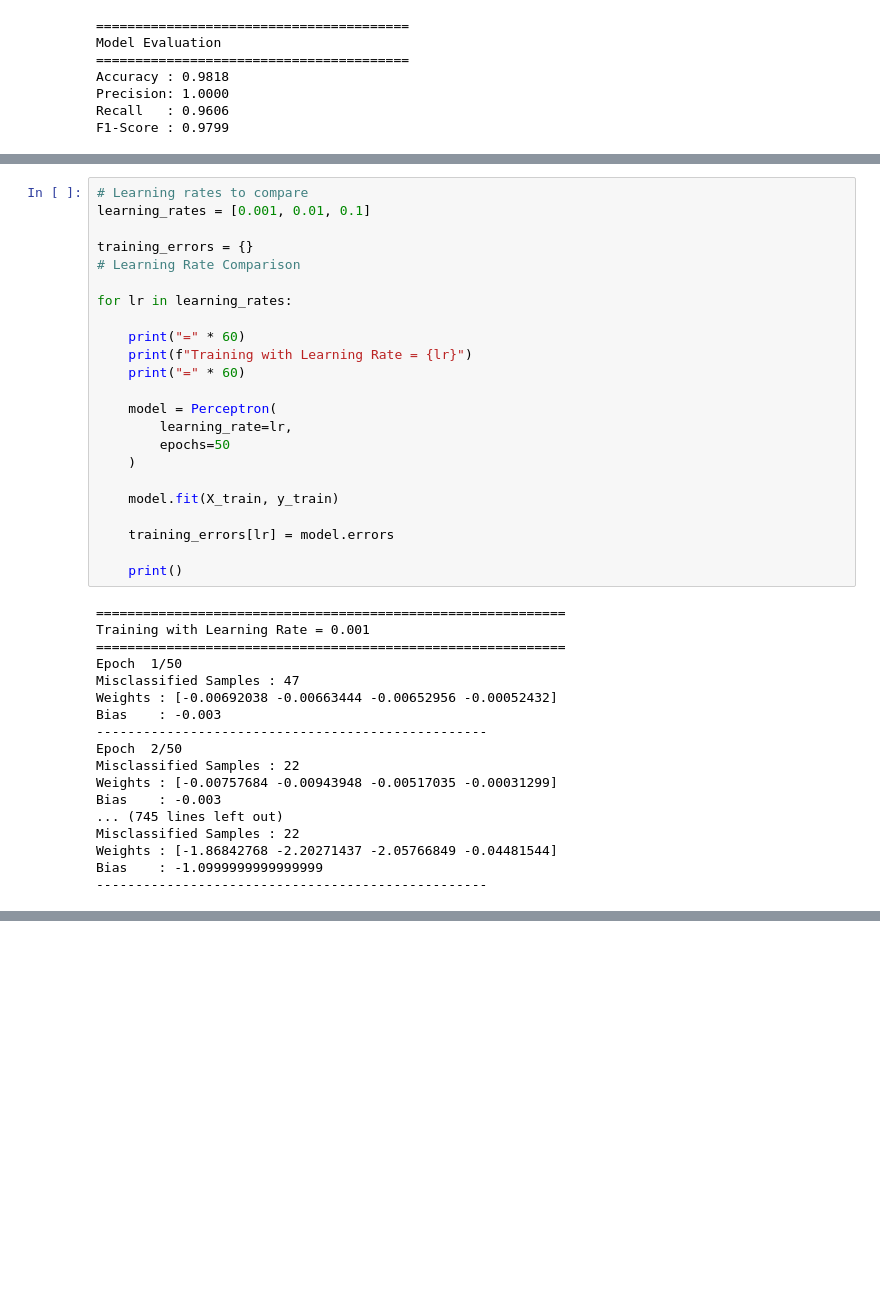
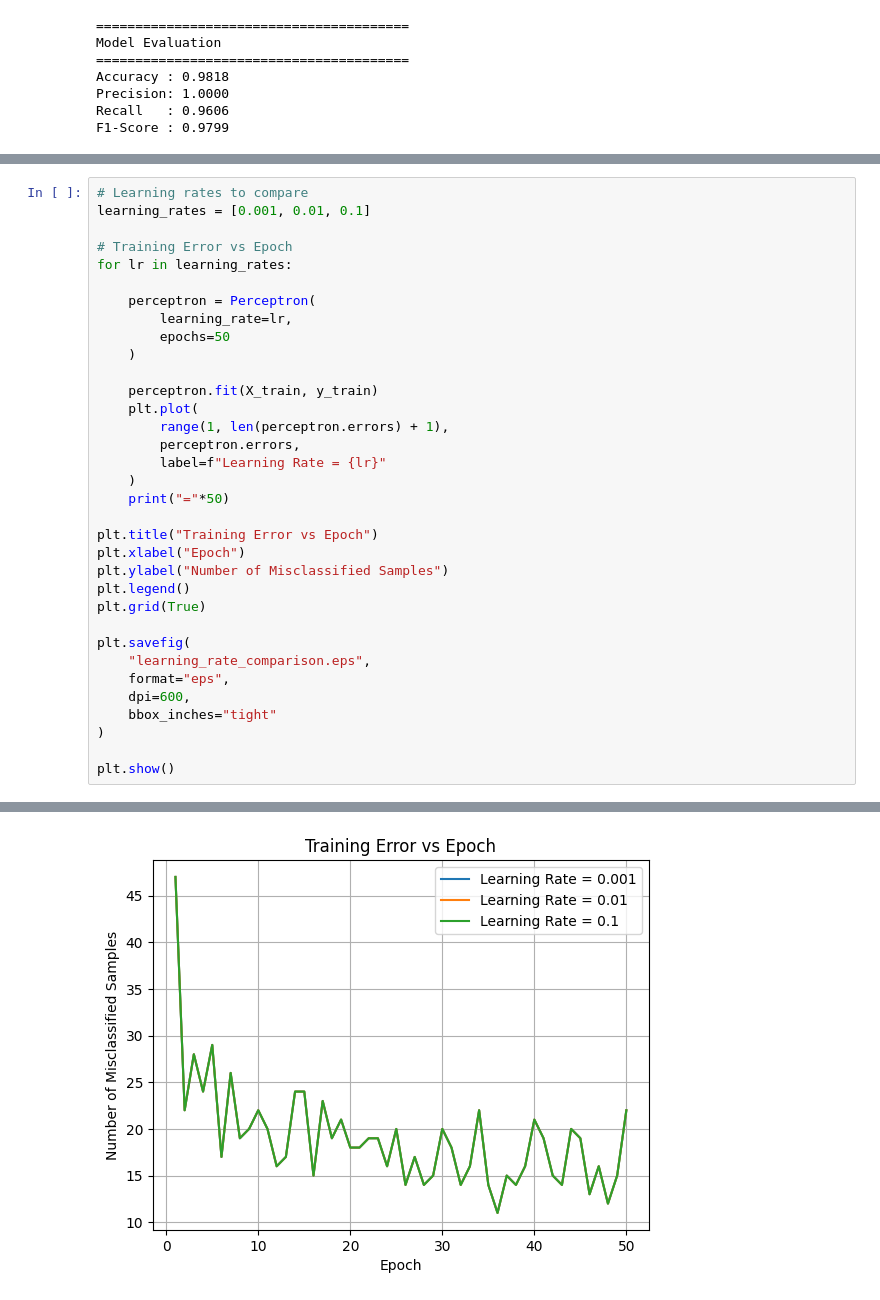
Before and after one commit to PranavVarshin/DeepLearning, a Jupyter notebook: DL_Lab_1.ipynb, the cells around one changed output, grey strips where cells are left out. Saved outputs shown, nothing was run; the diff lists cells and outputs as text; blank space fills up the shorter version.

```diff
--- a/DL_Lab_1.ipynb
+++ b/DL_Lab_1.ipynb
@@ -361,44 +495,38 @@ plt.ylabel("True Label")
 plt.show()
 # %% [output]
 [figure]
-# %%
-# Learning rates to compare
-learning_rates = [0.001, 0.01, 0.1]
-
-training_errors = {}
-# Learning Rate Comparison
-
-for lr in learning_rates:
-
-    print("=" * 60)
-    print(f"Training with Learning Rate = {lr}")
-    print("=" * 60)
-
-    model = Perceptron(
-        learning_rate=lr,
-        epochs=50
-    )
-
-    model.fit(X_train, y_train)
-
-    training_errors[lr] = model.errors
-
-    print()
-# %% [output]
-============================================================
-Training with Learning Rate = 0.001
-============================================================
-Epoch  1/50
-Misclassified Samples : 47
-Weights : [-0.00692038 -0.00663444 -0.00652956 -0.00052432]
-Bias    : -0.003
---------------------------------------------------
-Epoch  2/50
-Misclassified Samples : 22
-Weights : [-0.00757684 -0.00943948 -0.00517035 -0.00031299]
-Bias    : -0.003
-... (745 lines left out)
-Misclassified Samples : 22
-Weights : [-1.86842768 -2.20271437 -2.05766849 -0.04481544]
-Bias    : -1.0999999999999999
---------------------------------------------------
+# %%
+# Learning rates to compare
+learning_rates = [0.001, 0.01, 0.1]
+
+# Training Error vs Epoch
+for lr in learning_rates:
+
+    perceptron = Perceptron(
+        learning_rate=lr,
+        epochs=50
+    )
+
+    perceptron.fit(X_train, y_train)
+    plt.plot(
+        range(1, len(perceptron.errors) + 1),
+        perceptron.errors,
+        label=f"Learning Rate = {lr}"
+    )
+    print("="*50)
+
+plt.title("Training Error vs Epoch")
+plt.xlabel("Epoch")
+plt.ylabel("Number of Misclassified Samples")
+plt.legend()
+plt.grid(True)
+
+plt.savefig(
+    "learning_rate_comparison.eps",
+    format="eps",
+    dpi=600,
+    bbox_inches="tight"
+)
+
+plt.show()
+# %% [output]
@@ -404,0 +551 @@ Bias    : -1.0999999999999999
+[figure, added]
```
Also changed, not shown: parts of 12 cells of this notebook.
